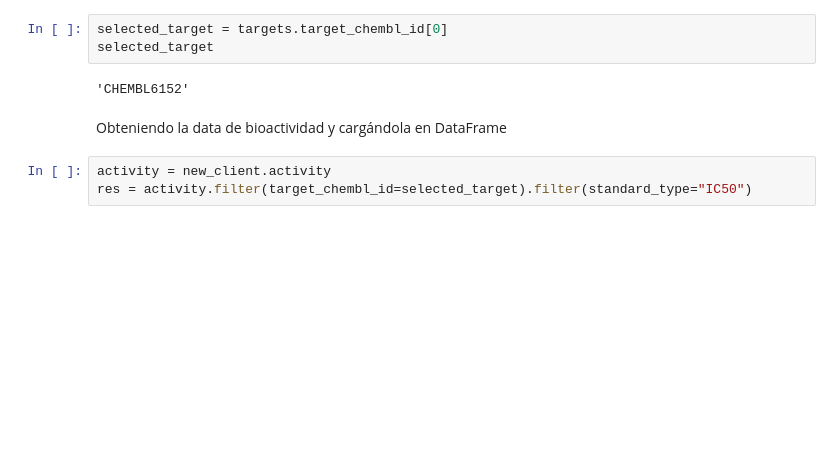
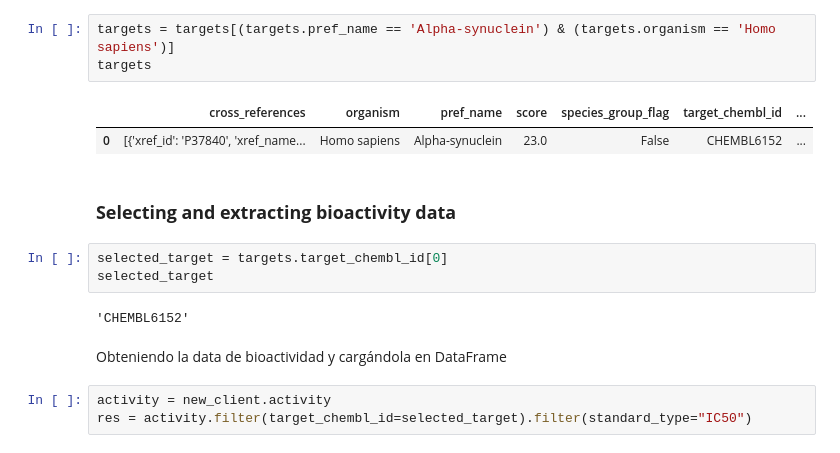
Before and after one commit to cpariona/biomedical-thesis, a Jupyter notebook: notebooks/ChEMBL_IC50_filtering.ipynb, the cells around one changed output. Saved outputs shown, nothing was run; the diff lists cells and outputs as text; blank space fills up the shorter version.

```diff
--- a/notebooks/ChEMBL_IC50_filtering.ipynb
+++ b/notebooks/ChEMBL_IC50_filtering.ipynb
@@ -51,3 +63,11 @@ targets
+# %%
+targets = targets[(targets.pref_name == 'Alpha-synuclein') & (targets.organism == 'Homo sapiens')]
+targets
+# %% [output]
+|  | cross_references | organism | pref_name | score | species_group_flag | target_chembl_id | ... |
+| 0 | [{'xref_id': 'P37840', 'xref_name... | Homo sapiens | Alpha-synuclein | 23.0 | False | CHEMBL6152 | ... |
+# %% [markdown]
+### **Selecting and extracting bioactivity data**
 # %%
 selected_target = targets.target_chembl_id[0]
 selected_target
```
Also changed, not shown: parts of 42 cells of this notebook.
